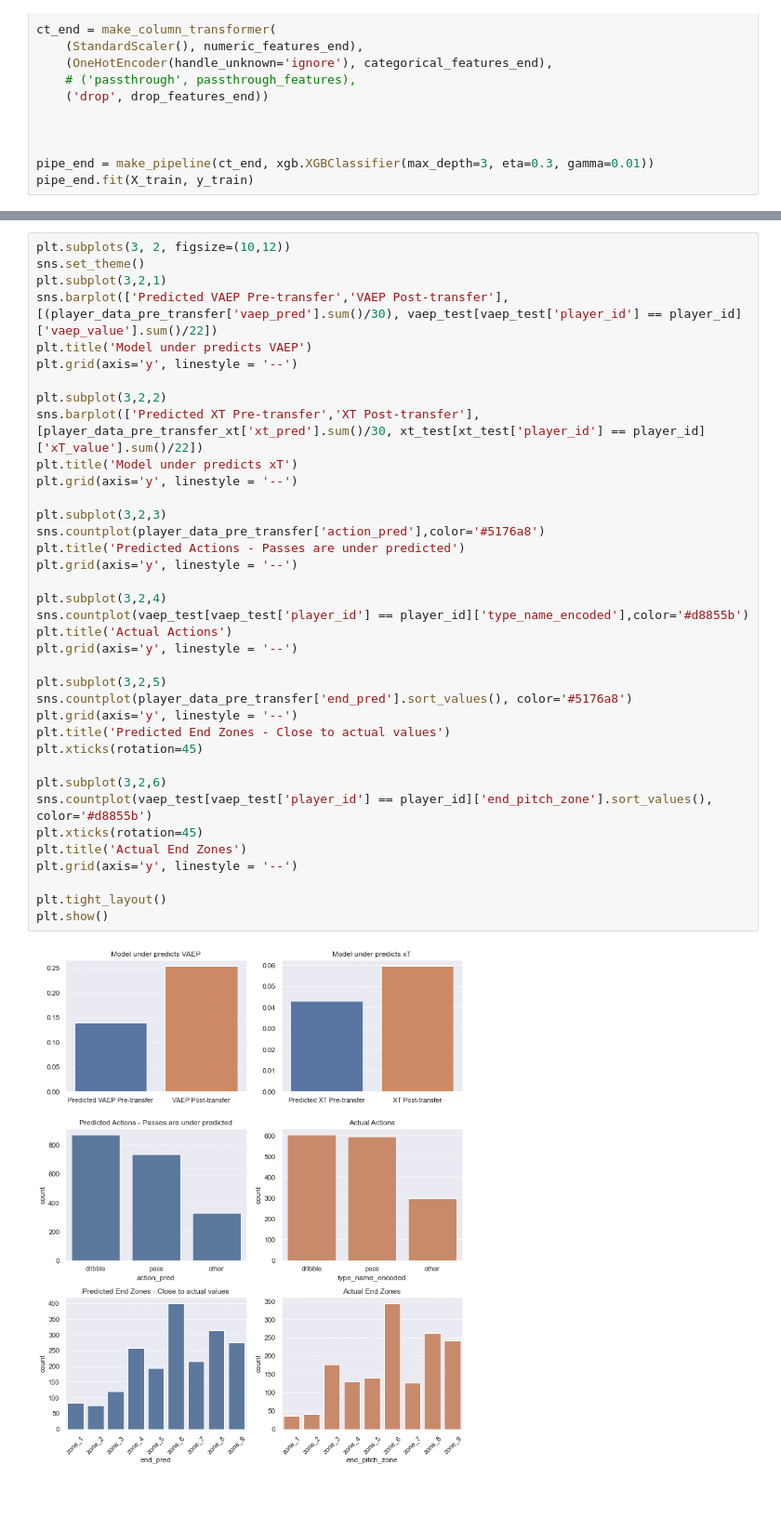
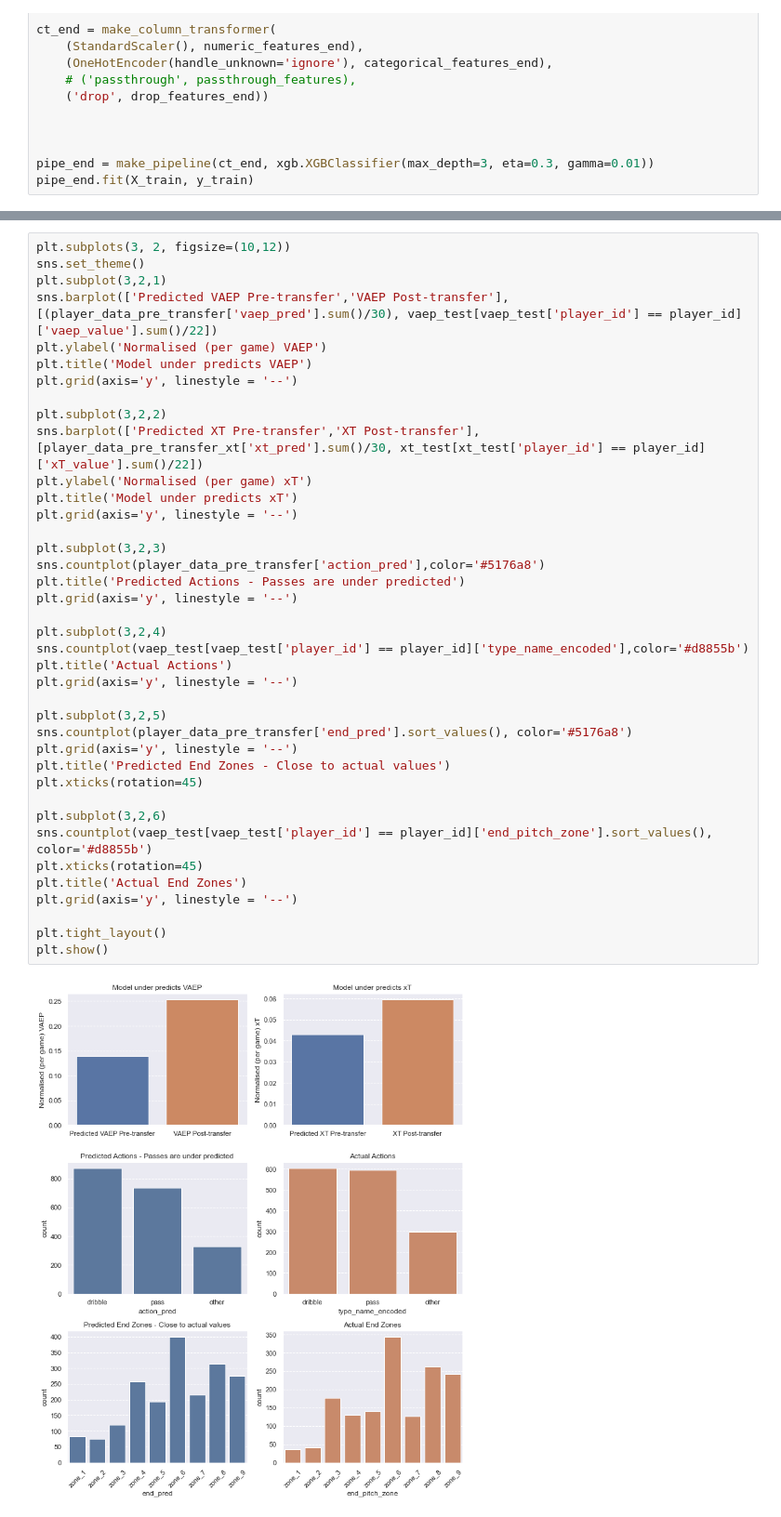
Before and after one commit to alexmihalache/Football-Analytics-Capstone---BrainStation-Final-Project, a Jupyter notebook: 6 - Final Model Analysis.ipynb, the cells around one changed output, grey strips where cells are left out. Shown at 93% size. Drawn from its saved outputs; the diff is of its cells as text.

```diff
--- a/6 - Final Model Analysis.ipynb
+++ b/6 - Final Model Analysis.ipynb
@@ -221,37 +191,39 @@ plt.subplots(3, 2, figsize=(10,12))
 sns.set_theme()
 plt.subplot(3,2,1)
 sns.barplot(['Predicted VAEP Pre-transfer','VAEP Post-transfer'],[(player_data_pre_transfer['vaep_pred'].sum()/30), vaep_test[vaep_test['player_id'] == player_id]['vaep_value'].sum()/22])
+plt.ylabel('Normalised (per game) VAEP')
 plt.title('Model under predicts VAEP')
 plt.grid(axis='y', linestyle = '--')
 
 plt.subplot(3,2,2)
 sns.barplot(['Predicted XT Pre-transfer','XT Post-transfer'],[player_data_pre_transfer_xt['xt_pred'].sum()/30, xt_test[xt_test['player_id'] == player_id]['xT_value'].sum()/22])
+plt.ylabel('Normalised (per game) xT')
 plt.title('Model under predicts xT')
 plt.grid(axis='y', linestyle = '--')
 
 plt.subplot(3,2,3)
 sns.countplot(player_data_pre_transfer['action_pred'],color='#5176a8')
 plt.title('Predicted Actions - Passes are under predicted')
 plt.grid(axis='y', linestyle = '--')
 
 plt.subplot(3,2,4)
 sns.countplot(vaep_test[vaep_test['player_id'] == player_id]['type_name_encoded'],color='#d8855b')
 plt.title('Actual Actions')
 plt.grid(axis='y', linestyle = '--')
 
 plt.subplot(3,2,5)
 sns.countplot(player_data_pre_transfer['end_pred'].sort_values(), color='#5176a8')
 plt.grid(axis='y', linestyle = '--')
 plt.title('Predicted End Zones - Close to actual values')
 plt.xticks(rotation=45)
 
 plt.subplot(3,2,6)
 sns.countplot(vaep_test[vaep_test['player_id'] == player_id]['end_pitch_zone'].sort_values(), color='#d8855b')
 plt.xticks(rotation=45)
 plt.title('Actual End Zones')
 plt.grid(axis='y', linestyle = '--')
 
 plt.tight_layout()
 plt.show()
 # %% [output]
-[figure, old version]
+[figure, new version]
```
Also changed, not shown: parts of 17 cells of this notebook, 3 other files.
